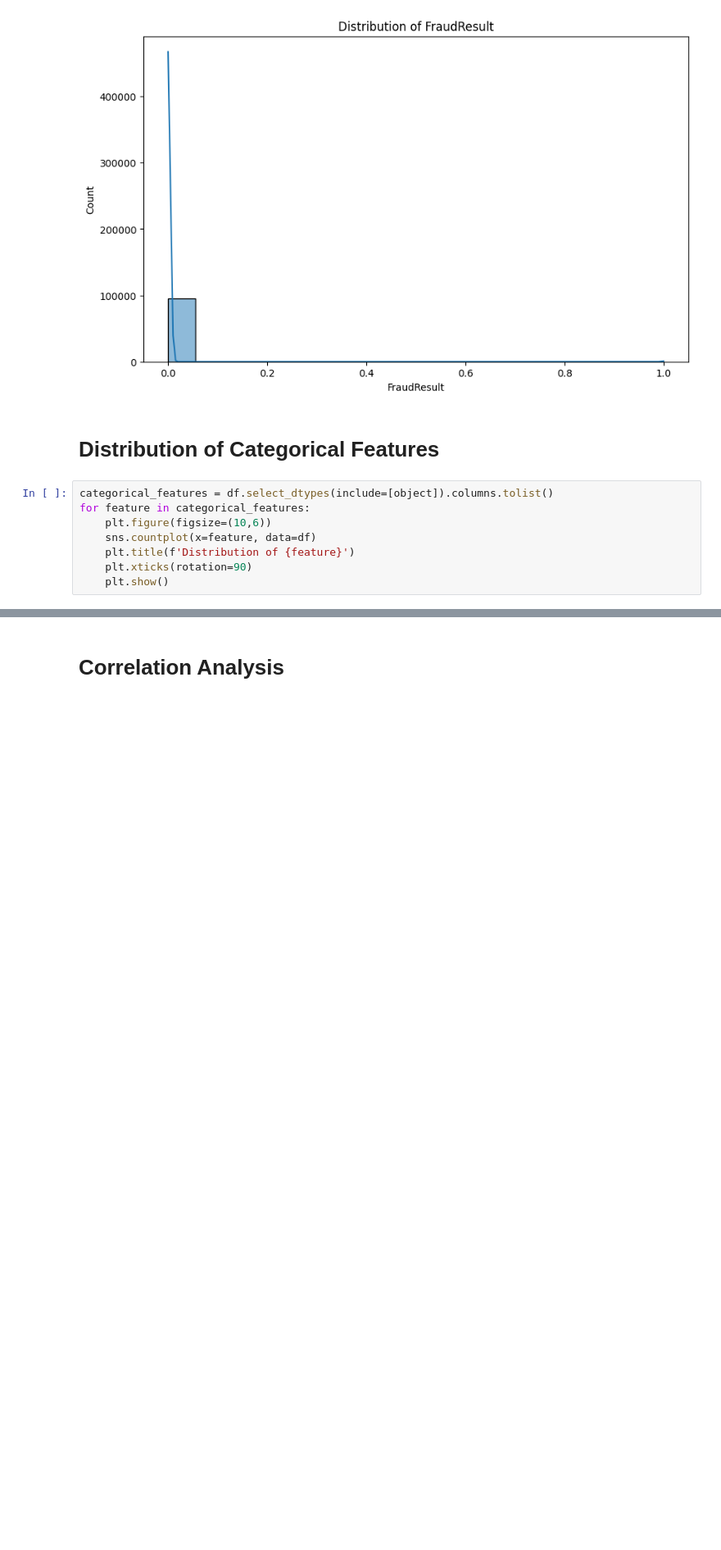
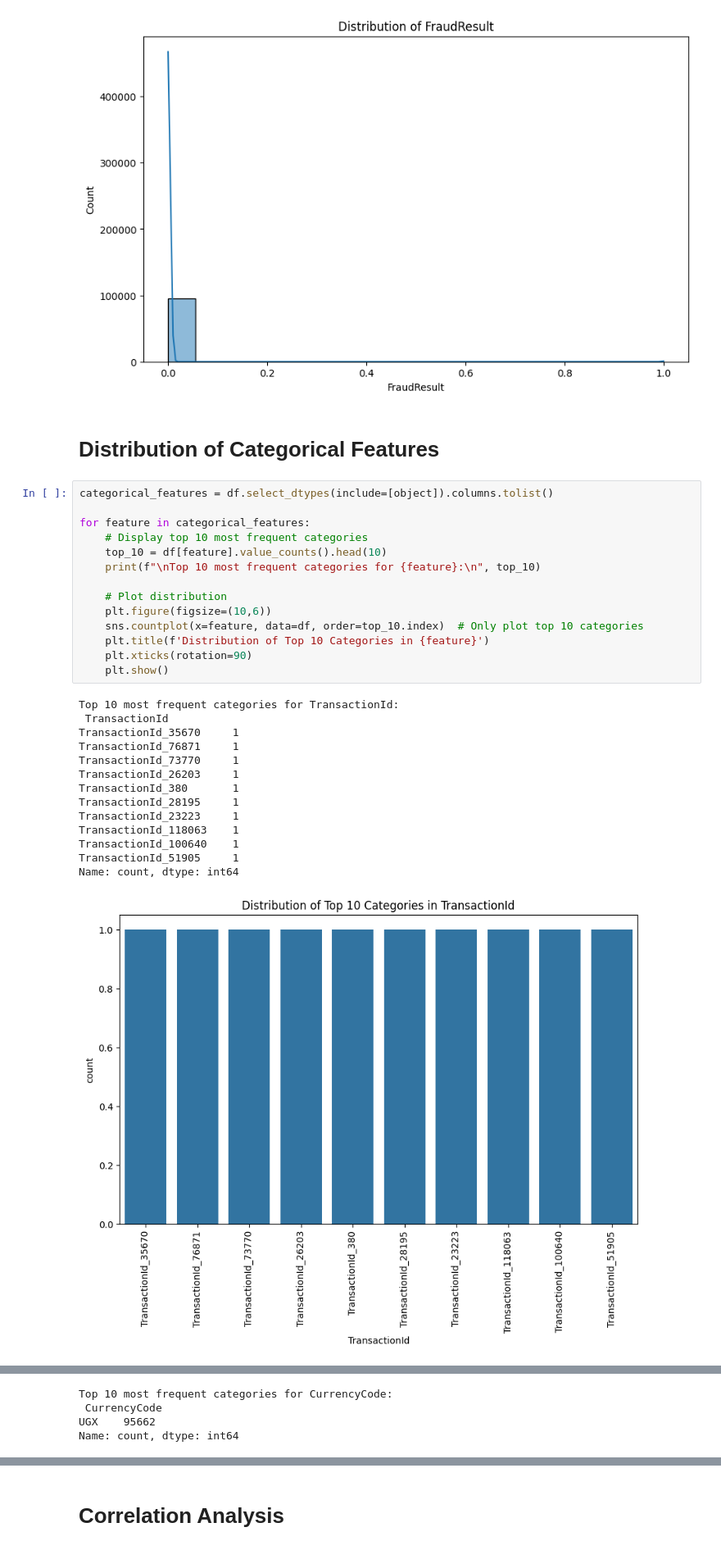
Before and after one commit to habteyesasfaw/Bati-Bank-Credit-Scoring, a Jupyter notebook: notebooks/EDA.ipynb, the cells around one changed output, grey strips where cells are left out. Shown at 82% size. Drawn from its saved outputs; the diff is of its cells as text; blank space fills up the shorter version.

```diff
--- a/notebooks/EDA.ipynb
+++ b/notebooks/EDA.ipynb
@@ -67,9 +67,30 @@ for feature in numerical_features:
 # Distribution of Categorical Features
 # %%
 categorical_features = df.select_dtypes(include=[object]).columns.tolist()
+
 for feature in categorical_features:
+    # Display top 10 most frequent categories
+    top_10 = df[feature].value_counts().head(10)
+    print(f"\nTop 10 most frequent categories for {feature}:\n", top_10)
+
+    # Plot distribution
     plt.figure(figsize=(10,6))
-    sns.countplot(x=feature, data=df)
-    plt.title(f'Distribution of {feature}')
+    sns.countplot(x=feature, data=df, order=top_10.index)  # Only plot top 10 categories
+    plt.title(f'Distribution of Top 10 Categories in {feature}')
     plt.xticks(rotation=90)
     plt.show()
+# %% [output]
+Top 10 most frequent categories for TransactionId:
+ TransactionId
+TransactionId_35670     1
+TransactionId_76871     1
+TransactionId_73770     1
+TransactionId_26203     1
+TransactionId_380       1
+TransactionId_28195     1
+TransactionId_23223     1
+TransactionId_118063    1
+TransactionId_100640    1
+TransactionId_51905     1
+Name: count, dtype: int64
+[figure, added]
@@ -75,0 +153,4 @@ for feature in categorical_features:
+Top 10 most frequent categories for CurrencyCode:
+ CurrencyCode
+UGX    95662
+Name: count, dtype: int64
```
Also changed, not shown: parts of 4 cells of this notebook.
